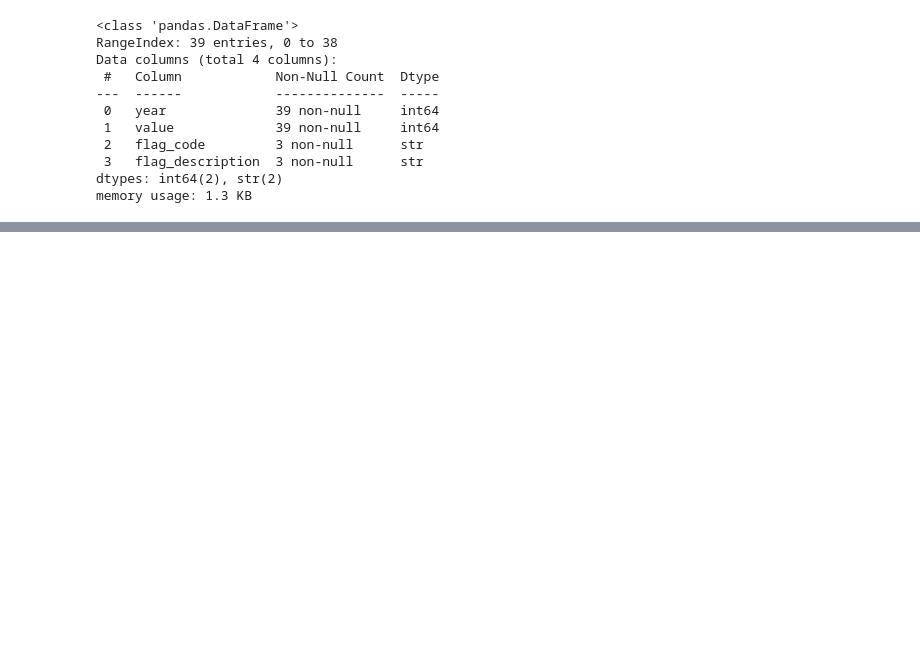
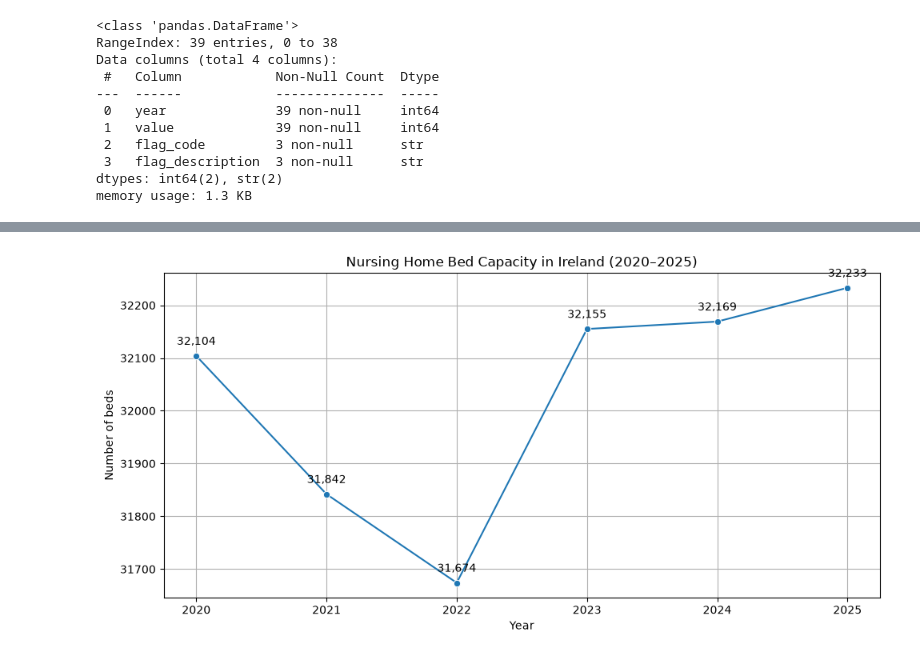
Before and after one commit to thaisCrtn/healthcare-operations-intelligence-ireland, a Jupyter notebook: notebooks/03_nursing_home_operations.ipynb, the cells around one changed output, grey strips where cells are left out. Saved outputs shown, nothing was run; the diff lists cells and outputs as text; code cells hidden in the pictures; blank space fills up the shorter version.

Commit message:
Add nursing home capacity and demographic analysis

```diff
--- a/notebooks/03_nursing_home_operations.ipynb
+++ b/notebooks/03_nursing_home_operations.ipynb
@@ -269,0 +335,4 @@ memory usage: 1.3 KB
+# %%
+df_beds_recent = df_nursing_beds_clean[
+    df_nursing_beds_clean['year'].between(2020, 2025)
+].copy()
@@ -269,0 +371,12 @@ memory usage: 1.3 KB
+# %%
+df_beds_recent = df_beds_recent.sort_values('year').copy()
+
+df_beds_recent['absolute_change'] = (
+    df_beds_recent['value'].diff()
+)
+
+df_beds_recent['percentage_change'] = (
+    df_beds_recent['value'].pct_change() * 100
+)
+
+df_beds_recent
@@ -269,0 +391,28 @@ memory usage: 1.3 KB
+# %%
+plt.figure(figsize=(10, 5))
+
+ax = sns.lineplot(
+    data=df_beds_recent,
+    x='year',
+    y='value',
+    marker='o'
+)
+
+for _, row in df_beds_recent.iterrows():
+    ax.annotate(
+        f"{row['value']:,}",
+        (row['year'], row['value']),
+        textcoords='offset points',
+        xytext=(0, 10),
+        ha='center'
+    )
+
+plt.title('Nursing Home Bed Capacity in Ireland (2020–2025)')
+plt.xlabel('Year')
+plt.ylabel('Number of beds')
+plt.xticks(df_beds_recent['year'])
+plt.grid(True)
+plt.tight_layout()
+plt.show()
+# %% [output]
+[figure, added]
```
Also changed, not shown: parts of 23 cells of this notebook, 1 other file.
